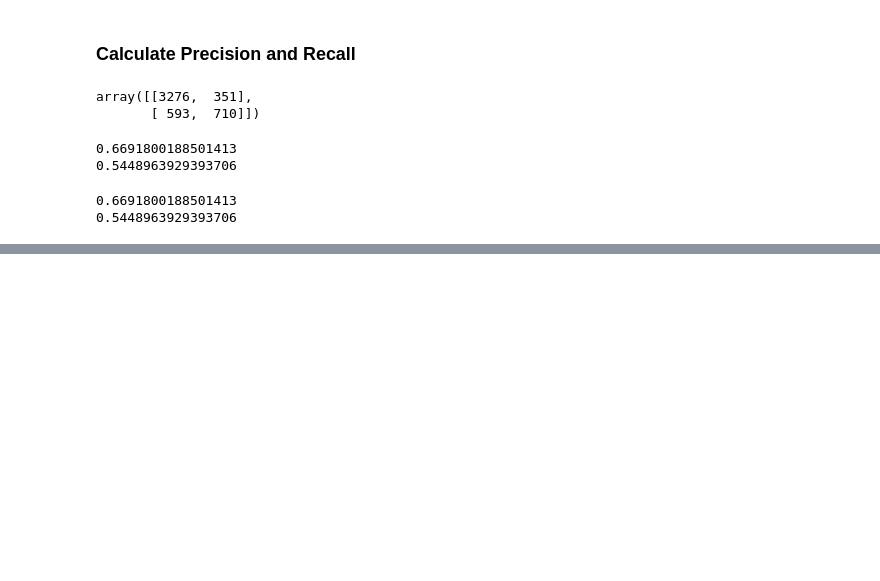
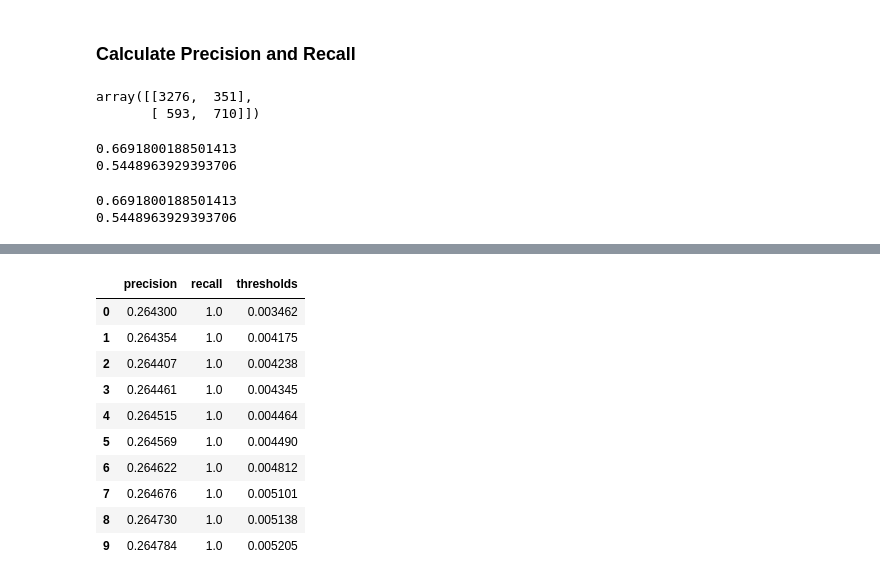
Before and after one commit to asa1997/CarPricePrediction, a Jupyter notebook: Telecom_Customer_Churn/Telecom_CustomerChurn.ipynb, the cells around one changed output, grey strips where cells are left out. Drawn from its saved outputs; the diff is of its cells as text; code cells hidden in the pictures; blank space fills up the shorter version.

```diff
--- a/Telecom_Customer_Churn/Telecom_CustomerChurn.ipynb
+++ b/Telecom_Customer_Churn/Telecom_CustomerChurn.ipynb
@@ -1043,0 +1066,14 @@ print(recall_score(y_train_pred_final.Churn, y_train_pred_final.predicted))
+# %%
+pd.DataFrame(zip(p, r, thresholds), columns=['precision', 'recall', 'thresholds']).head(10)
+# %% [output]
+|  | precision | recall | thresholds |
+| 0 | 0.264300 | 1.0 | 0.003462 |
+| 1 | 0.264354 | 1.0 | 0.004175 |
+| 2 | 0.264407 | 1.0 | 0.004238 |
+| 3 | 0.264461 | 1.0 | 0.004345 |
+| 4 | 0.264515 | 1.0 | 0.004464 |
+| 5 | 0.264569 | 1.0 | 0.004490 |
+| 6 | 0.264622 | 1.0 | 0.004812 |
+| 7 | 0.264676 | 1.0 | 0.005101 |
+| 8 | 0.264730 | 1.0 | 0.005138 |
+| 9 | 0.264784 | 1.0 | 0.005205 |
```
Also changed, not shown: parts of 10 cells of this notebook.
